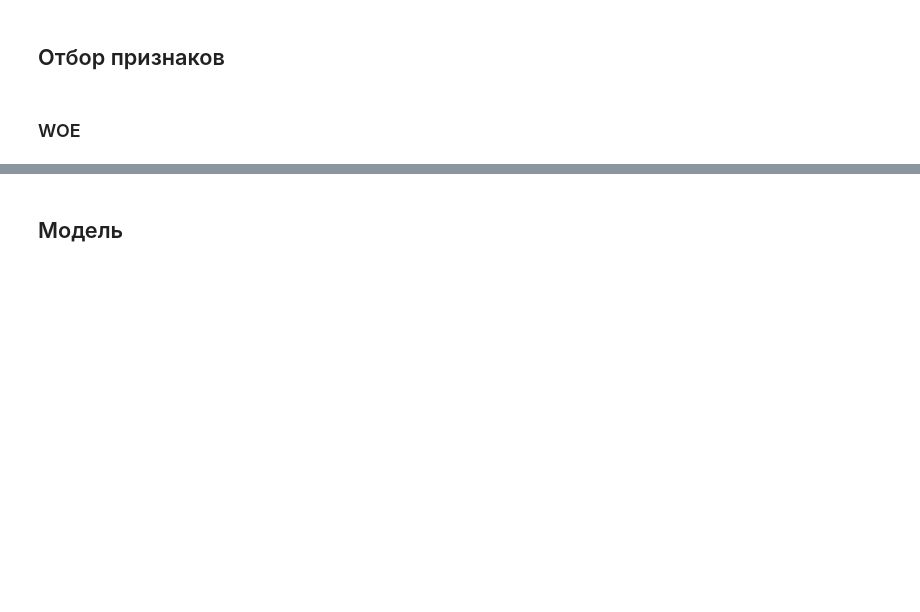
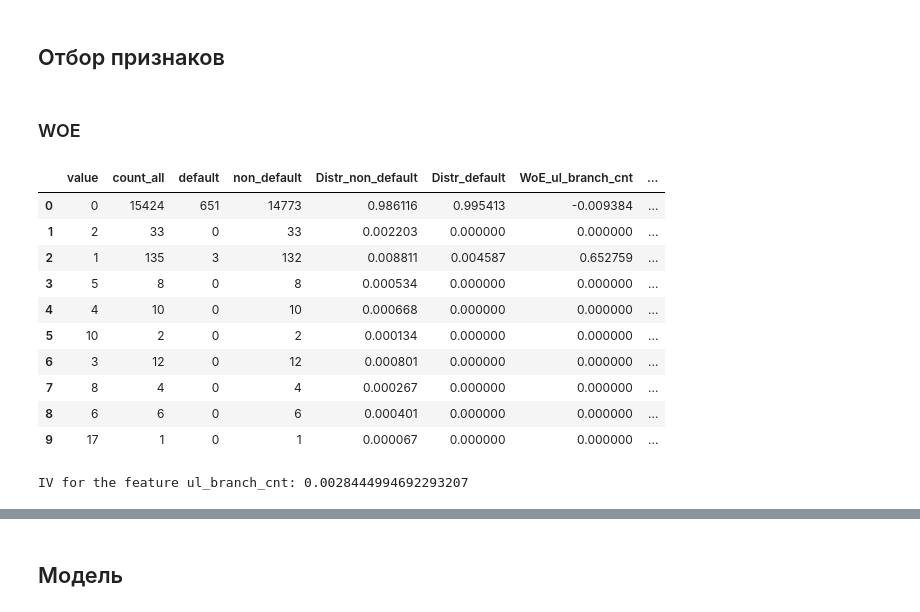
Before and after one commit to Stuksus/Hackaton_SBER, a Jupyter notebook: file_for_model_experiments.ipynb, the cells around one changed output, grey strips where cells are left out. Cells and saved outputs as stored; diff of their text form; code cells hidden in the pictures; blank space fills up the shorter version.

```diff
--- a/file_for_model_experiments.ipynb
+++ b/file_for_model_experiments.ipynb
@@ -984,3 +979,50 @@ y_train_no_fin = df_no_fin_train_dropna['default_12m']
 ## Отбор признаков
 # %% [markdown]
 ### WOE
+# %%
+def calc_woe_iv(df, feature, target):
+
+    vals = list(df[feature].unique())
+    count_all = []
+    default = []
+    non_default = []
+
+    for i in vals:
+        count_all.append(len(df[df[feature] == i]))
+        default.append(len(df[(df[target] == 1) & (df[feature] == i)]))
+        non_default.append(len(df[(df[target] == 0) & (df[feature] == i)]))
+
+    data = {'value': vals, 'count_all': count_all, 'default': default, 'non_default': non_default}
+    df_woe_iv = pd.DataFrame(data)
+
+    df_woe_iv['Distr_non_default'] = df_woe_iv['non_default'] / df_woe_iv['non_default'].sum()
+    df_woe_iv['Distr_default'] = df_woe_iv['default'] / df_woe_iv['default'].sum()
+    name_woe = 'WoE_' + feature
+    df_woe_iv[name_woe] = np.log(df_woe_iv['Distr_non_default'] / df_woe_iv['Distr_default'])
+    df_woe_iv = df_woe_iv.replace({name_woe: {np.inf: 0, -np.inf: 0}})
+    df_woe_iv['IV'] = (df_woe_iv['Distr_non_default'] - df_woe_iv['Distr_default']) * df_woe_iv[name_woe]
+    iv = df_woe_iv['IV'].sum()
+
+    return df_woe_iv, iv
+# %%
+# пример использования
+res_example_woe = calc_woe_iv(df_fin_train_feature_complex_fillna, 'ul_branch_cnt', 'default_12m')[0]
+res_example_iv = calc_woe_iv(df_fin_train_feature_complex_fillna, 'ul_branch_cnt', 'default_12m')[1]
+# %%
+res_example_woe
+# %% [output]
+|  | value | count_all | default | non_default | Distr_non_default | Distr_default | WoE_ul_branch_cnt | ... |
+| 0 | 0 | 15424 | 651 | 14773 | 0.986116 | 0.995413 | -0.009384 | ... |
+| 1 | 2 | 33 | 0 | 33 | 0.002203 | 0.000000 | 0.000000 | ... |
+| 2 | 1 | 135 | 3 | 132 | 0.008811 | 0.004587 | 0.652759 | ... |
+| 3 | 5 | 8 | 0 | 8 | 0.000534 | 0.000000 | 0.000000 | ... |
+| 4 | 4 | 10 | 0 | 10 | 0.000668 | 0.000000 | 0.000000 | ... |
+| 5 | 10 | 2 | 0 | 2 | 0.000134 | 0.000000 | 0.000000 | ... |
+| 6 | 3 | 12 | 0 | 12 | 0.000801 | 0.000000 | 0.000000 | ... |
+| 7 | 8 | 4 | 0 | 4 | 0.000267 | 0.000000 | 0.000000 | ... |
+| 8 | 6 | 6 | 0 | 6 | 0.000401 | 0.000000 | 0.000000 | ... |
+| 9 | 17 | 1 | 0 | 1 | 0.000067 | 0.000000 | 0.000000 | ... |
+# %%
+print('IV for the feature ul_branch_cnt: {}'.format(res_example_iv))
+# %% [output]
+IV for the feature ul_branch_cnt: 0.0028444994692293207
```
Also changed, not shown: parts of 18 cells of this notebook.
